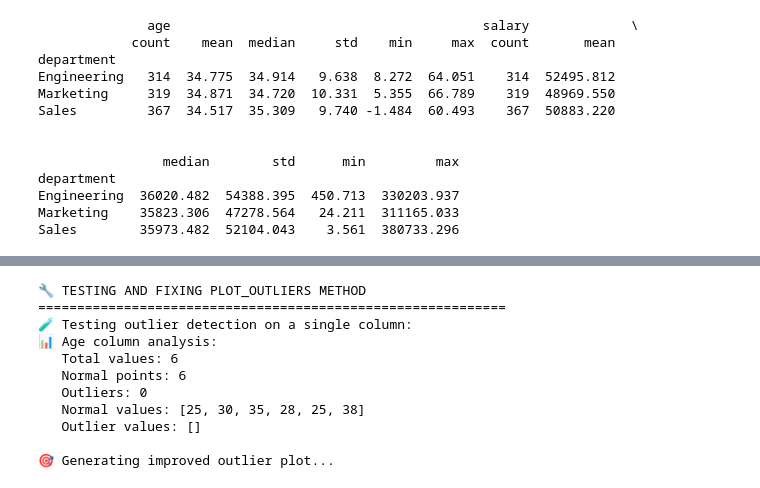
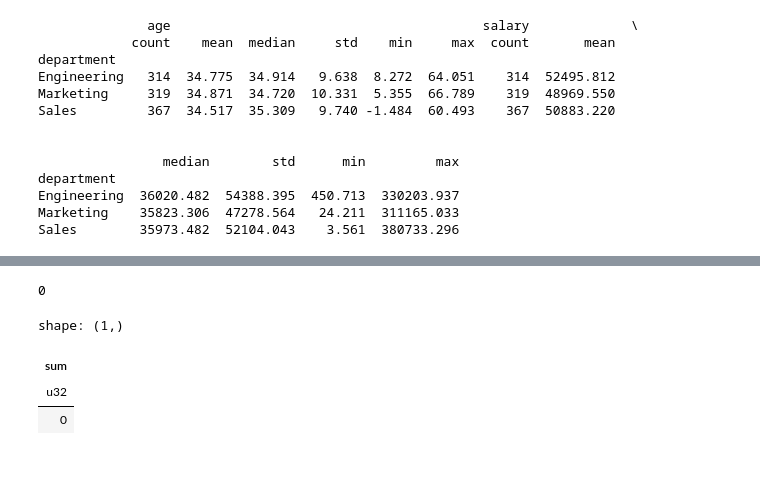
Before and after one commit to chineidu/Bike-Rental-Prediction, a Jupyter notebook: notebooks/00-lab.ipynb, the cells around one changed output, grey strips where cells are left out. Drawn from its saved outputs; the diff is of its cells as text; code cells hidden in the pictures.

```diff
--- a/notebooks/00-lab.ipynb
+++ b/notebooks/00-lab.ipynb
@@ -967,4 +1096,16 @@ nw_df
 |│ Olivia  ┆ 38  ┆ Engineer ┆ 72000  ┆ false         │|
 |└─────────┴─────┴──────────┴────────┴───────────────┘|
 └─────────────────────────────────────────────────────┘
+# %%
+df_polars.estimated_size(unit="mb")
+nw_df.null_count().to_numpy().sum().item()
+# %% [output]
+0
+# %%
+df_polars.null_count().sum().sum_horizontal()
+# %% [output]
+shape: (1,)
+| sum |
+| u32 |
+| 0 |
 # %%
@@ -984,31 +1124,0 @@ eda.plot_outliers(method="zscore")
-# %%
-# Let's test and improve the plot_outliers method
-print("🔧 TESTING AND FIXING PLOT_OUTLIERS METHOD")
-print("=" * 60)
-
-# Test the outlier detection first
-print("🧪 Testing outlier detection on a single column:")
-test_series = nw_df["age"]
-normal, outliers = eda._calculate_outliers_iqr(test_series)
-
-print("📊 Age column analysis:")
-print(f"   Total values: {len(test_series)}")
-print(f"   Normal points: {len(normal)}")
-print(f"   Outliers: {len(outliers)}")
-print(f"   Normal values: {normal.to_list()}")
-print(f"   Outlier values: {outliers.to_list()}")
-
-# Test the current plot
-print("\n🎯 Generating improved outlier plot...")
-# %% [output]
-🔧 TESTING AND FIXING PLOT_OUTLIERS METHOD
-============================================================
-🧪 Testing outlier detection on a single column:
-📊 Age column analysis:
-   Total values: 6
-   Normal points: 6
-   Outliers: 0
-   Normal values: [25, 30, 35, 28, 25, 38]
-   Outlier values: []
-
-🎯 Generating improved outlier plot...
```
Also changed, not shown: parts of 12 cells of this notebook, 4 other files.
